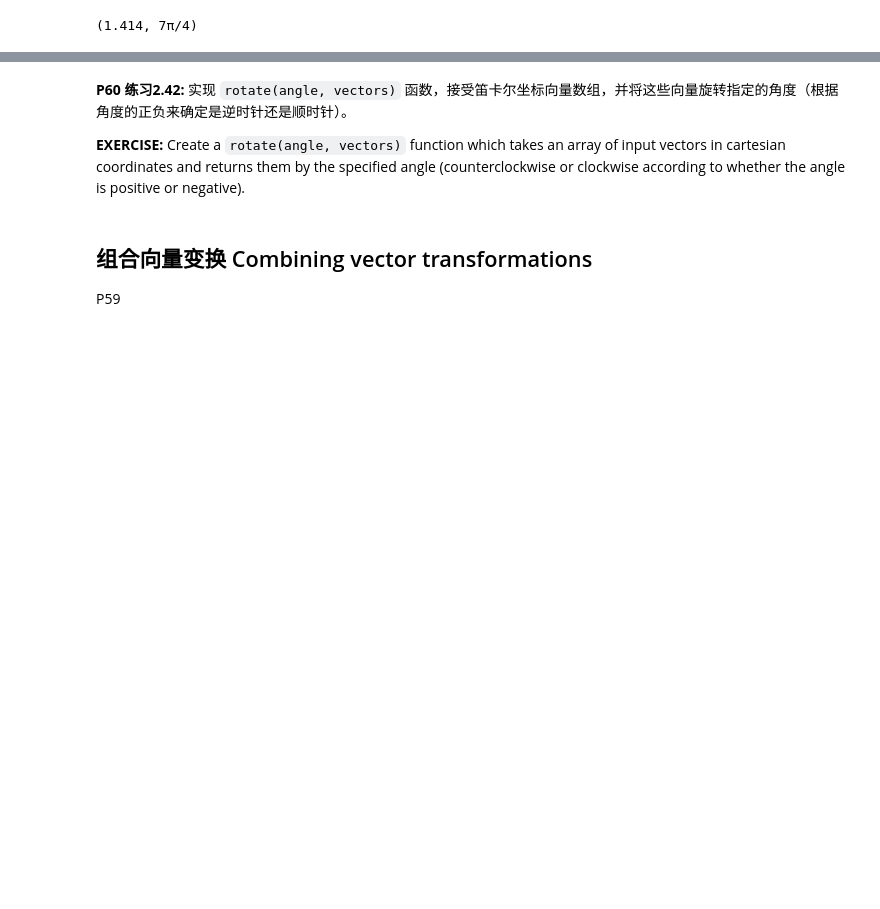
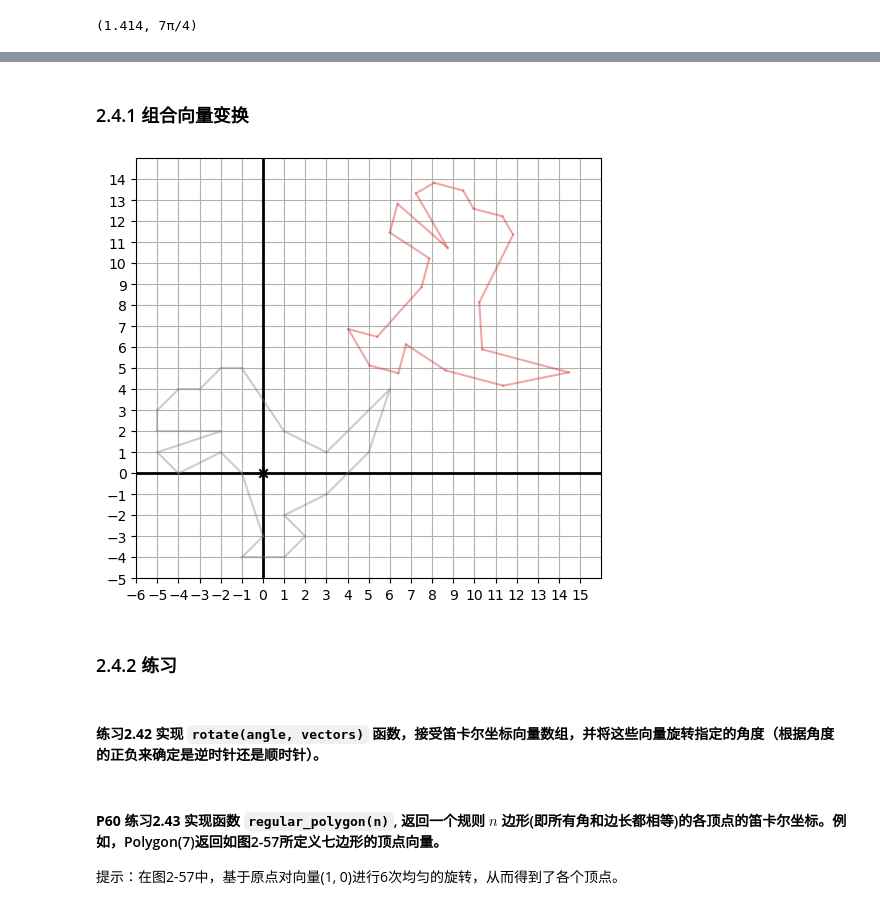
Before and after one commit to zhoulei4652/Math-for-Programmers-zh, a Jupyter notebook: Chapter 02/Chapter 02 Walkthrough.ipynb, the cells around one changed output, grey strips where cells are left out. Saved outputs shown, nothing was run; the diff lists cells and outputs as text; code cells hidden in the pictures; blank space fills up the shorter version.

```diff
--- a/Chapter 02/Chapter 02 Walkthrough.ipynb
+++ b/Chapter 02/Chapter 02 Walkthrough.ipynb
@@ -649,13 +678,24 @@ draw(
-# %% [markdown]
-**P60 练习2.42:** 实现 `rotate(angle, vectors)` 函数，接受笛卡尔坐标向量数组，并将这些向量旋转指定的角度（根据角度的正负来确定是逆时针还是顺时针）。
-
-**EXERCISE:** Create a `rotate(angle, vectors)` function which takes an array of input vectors in cartesian coordinates and returns them by the specified angle (counterclockwise or clockwise according to whether the angle is positive or negative).
+# %% [markdown]
+### 2.4.1 组合向量变换
+# %%
+from math import pi
+new_dino = translate((8,8), rotate(5*pi/3, dino_vectors))
+draw(
+    Polygon(*dino_vectors, color=gray),
+    Polygon(*new_dino, color=red)
+)
+# %% [output]
+[figure, added]
+# %% [markdown]
+### 2.4.2 练习
+# %% [markdown]
+#### **练习2.42** 实现 `rotate(angle, vectors)` 函数，接受笛卡尔坐标向量数组，并将这些向量旋转指定的角度（根据角度的正负来确定是逆时针还是顺时针）。
 # %%
 def rotate(angle, vectors):
     """将向量组vectors中的所有元素都逆时针旋转角度angle"""
     polars = [to_polar(v) for v in vectors]
     return [to_cartesian((l, a+angle)) for l,a in polars]
-# %% [markdown]
-## 组合向量变换  Combining vector transformations
-
-P59
+# %% [markdown]
+#### **P60 练习2.43** 实现函数 `regular_polygon(n)`, 返回一个规则 $n$ 边形(即所有角和边长都相等)的各顶点的笛卡尔坐标。例如，Polygon(7)返回如图2-57所定义七边形的顶点向量。
+
+提示：在图2-57中，基于原点对向量(1, 0)进行6次均匀的旋转，从而得到了各个顶点。
```
Also changed, not shown: parts of 28 cells of this notebook.
